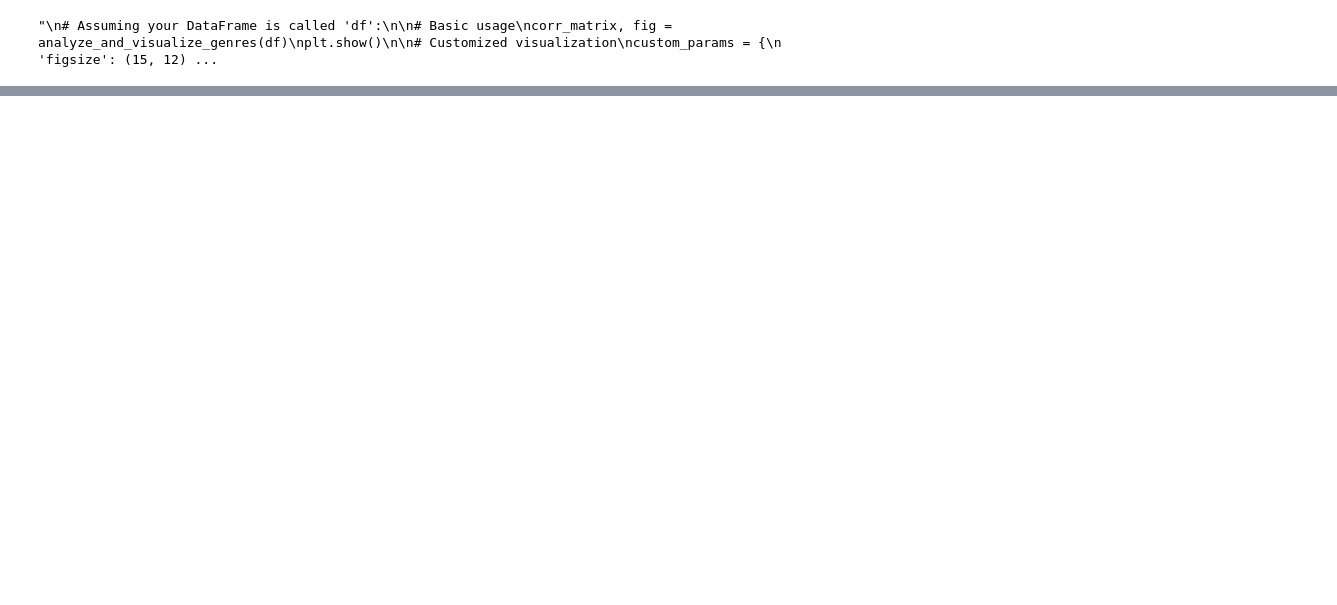
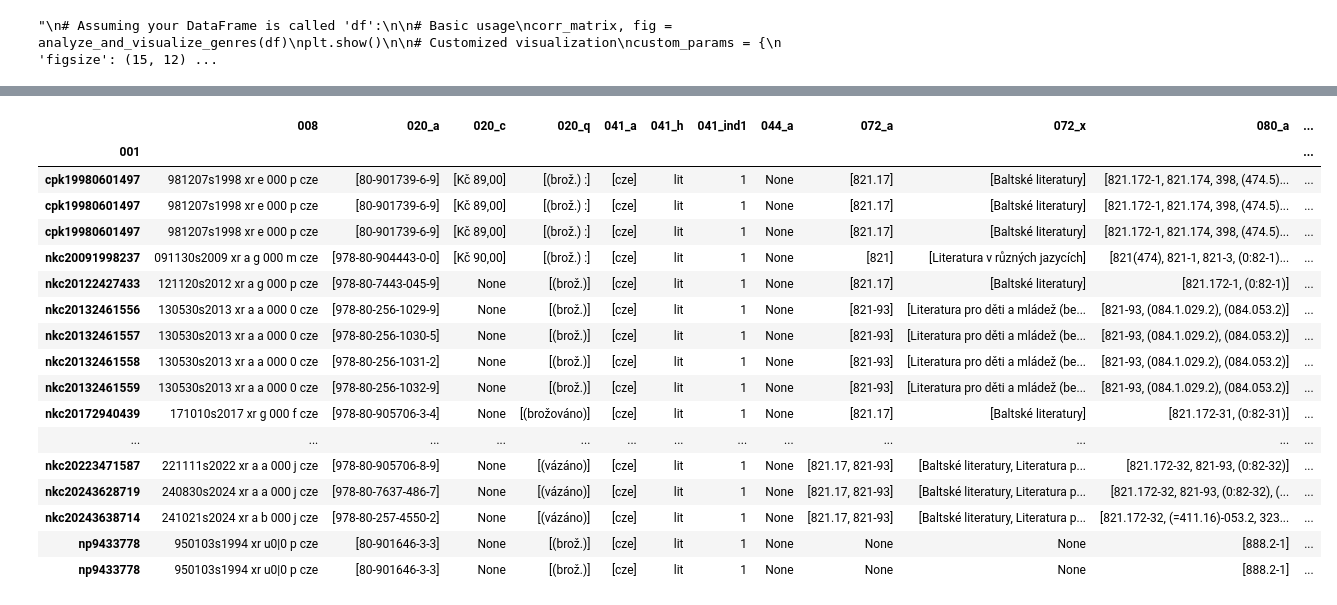
Before and after one commit to DataRozhlas/knizni-peoplemetr, a Jupyter notebook: 149_korelace_jazyku.ipynb, the cells around one changed output, grey strips where cells are left out. Drawn from its saved outputs; the diff is of its cells as text; code cells hidden in the pictures; blank space fills up the shorter version.

```diff
--- a/149_korelace_jazyku.ipynb
+++ b/149_korelace_jazyku.ipynb
@@ -185,0 +218,21 @@ plt.show()
+# %%
+df_expl[df_expl['041_h'] == 'lit']
+# %% [output]
+|  | 008 | 020_a | 020_c | 020_q | 041_a | 041_h | 041_ind1 | 044_a | 072_a | 072_x | 080_a | ... |
+| 001 |  |  |  |  |  |  |  |  |  |  |  | ... |
+| cpk19980601497 | 981207s1998 xr e 000 p cze | [80-901739-6-9] | [Kč 89,00] | [(brož.) :] | [cze] | lit | 1 | None | [821.17] | [Baltské literatury] | [821.172-1, 821.174, 398, (474.5)... | ... |
+| cpk19980601497 | 981207s1998 xr e 000 p cze | [80-901739-6-9] | [Kč 89,00] | [(brož.) :] | [cze] | lit | 1 | None | [821.17] | [Baltské literatury] | [821.172-1, 821.174, 398, (474.5)... | ... |
+| cpk19980601497 | 981207s1998 xr e 000 p cze | [80-901739-6-9] | [Kč 89,00] | [(brož.) :] | [cze] | lit | 1 | None | [821.17] | [Baltské literatury] | [821.172-1, 821.174, 398, (474.5)... | ... |
+| nkc20091998237 | 091130s2009 xr a g 000 m cze | [978-80-904443-0-0] | [Kč 90,00] | [(brož.) :] | [cze] | lit | 1 | None | [821] | [Literatura v různých jazycích] | [821(474), 821-1, 821-3, (0:82-1)... | ... |
+| nkc20122427433 | 121120s2012 xr a g 000 p cze | [978-80-7443-045-9] | None | [(brož.)] | [cze] | lit | 1 | None | [821.17] | [Baltské literatury] | [821.172-1, (0:82-1)] | ... |
+| nkc20132461556 | 130530s2013 xr a a 000 0 cze | [978-80-256-1029-9] | None | [(brož.)] | [cze] | lit | 1 | None | [821-93] | [Literatura pro děti a mládež (be... | [821-93, (084.1.029.2), (084.053.2)] | ... |
+| nkc20132461557 | 130530s2013 xr a a 000 0 cze | [978-80-256-1030-5] | None | [(brož.)] | [cze] | lit | 1 | None | [821-93] | [Literatura pro děti a mládež (be... | [821-93, (084.1.029.2), (084.053.2)] | ... |
+| nkc20132461558 | 130530s2013 xr a a 000 0 cze | [978-80-256-1031-2] | None | [(brož.)] | [cze] | lit | 1 | None | [821-93] | [Literatura pro děti a mládež (be... | [821-93, (084.1.029.2), (084.053.2)] | ... |
+| nkc20132461559 | 130530s2013 xr a a 000 0 cze | [978-80-256-1032-9] | None | [(brož.)] | [cze] | lit | 1 | None | [821-93] | [Literatura pro děti a mládež (be... | [821-93, (084.1.029.2), (084.053.2)] | ... |
+| nkc20172940439 | 171010s2017 xr g 000 f cze | [978-80-905706-3-4] | None | [(brožováno)] | [cze] | lit | 1 | None | [821.17] | [Baltské literatury] | [821.172-31, (0:82-31)] | ... |
+| ... | ... | ... | ... | ... | ... | ... | ... | ... | ... | ... | ... | ... |
+| nkc20223471587 | 221111s2022 xr a a 000 j cze | [978-80-905706-8-9] | None | [(vázáno)] | [cze] | lit | 1 | None | [821.17, 821-93] | [Baltské literatury, Literatura p... | [821.172-32, 821-93, (0:82-32)] | ... |
+| nkc20243628719 | 240830s2024 xr a a 000 j cze | [978-80-7637-486-7] | None | [(vázáno)] | [cze] | lit | 1 | None | [821.17, 821-93] | [Baltské literatury, Literatura p... | [821.172-32, 821-93, (0:82-32), (... | ... |
+| nkc20243638714 | 241021s2024 xr a b 000 j cze | [978-80-257-4550-2] | None | [(vázáno)] | [cze] | lit | 1 | None | [821.17, 821-93] | [Baltské literatury, Literatura p... | [821.172-32, (=411.16)-053.2, 323... | ... |
+| np9433778 | 950103s1994 xr u0|0 p cze | [80-901646-3-3] | None | [(brož.)] | [cze] | lit | 1 | None | None | None | [888.2-1] | ... |
+| np9433778 | 950103s1994 xr u0|0 p cze | [80-901646-3-3] | None | [(brož.)] | [cze] | lit | 1 | None | None | None | [888.2-1] | ... |
```
Also changed, not shown: parts of 10 cells of this notebook, 22 other files.
